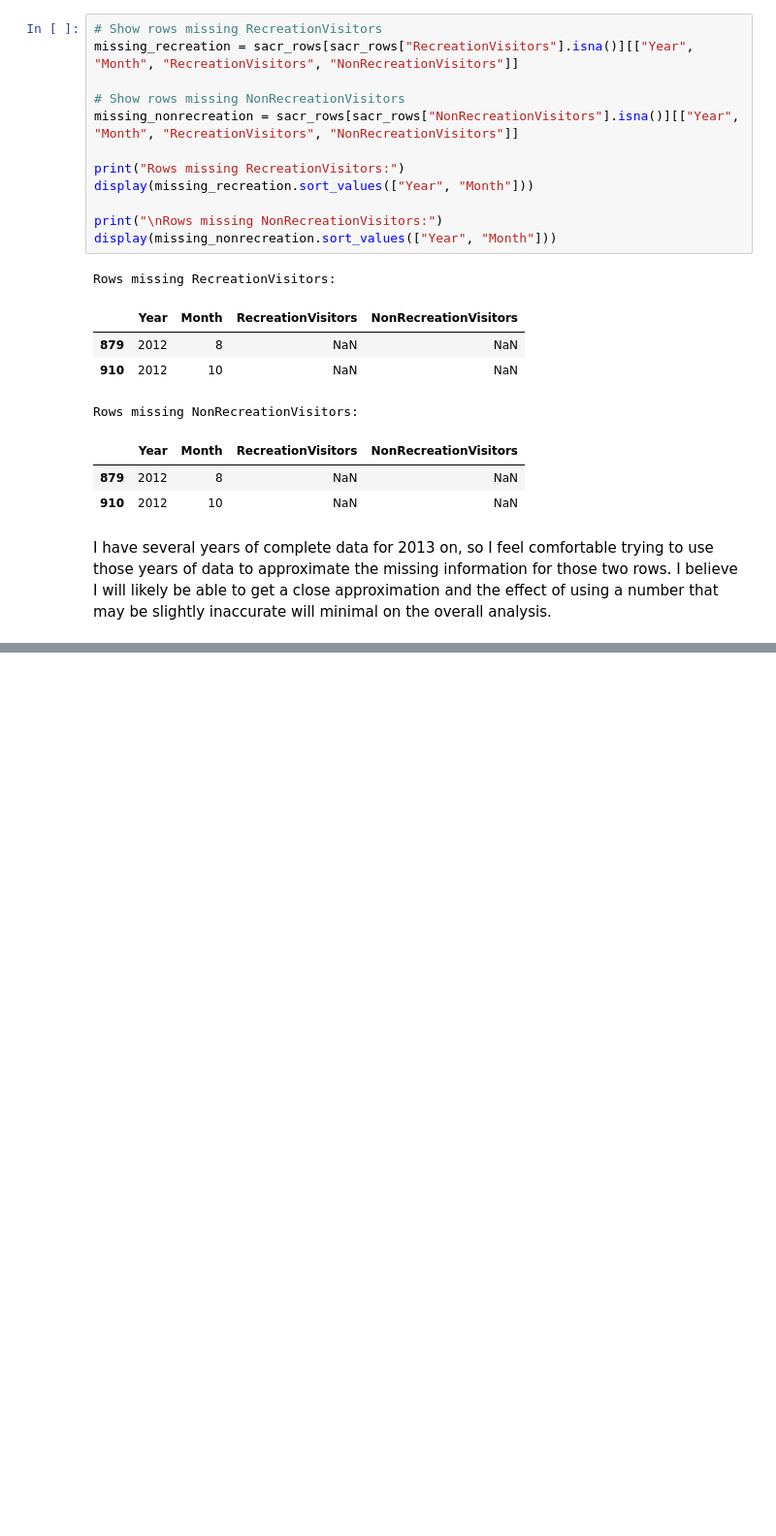
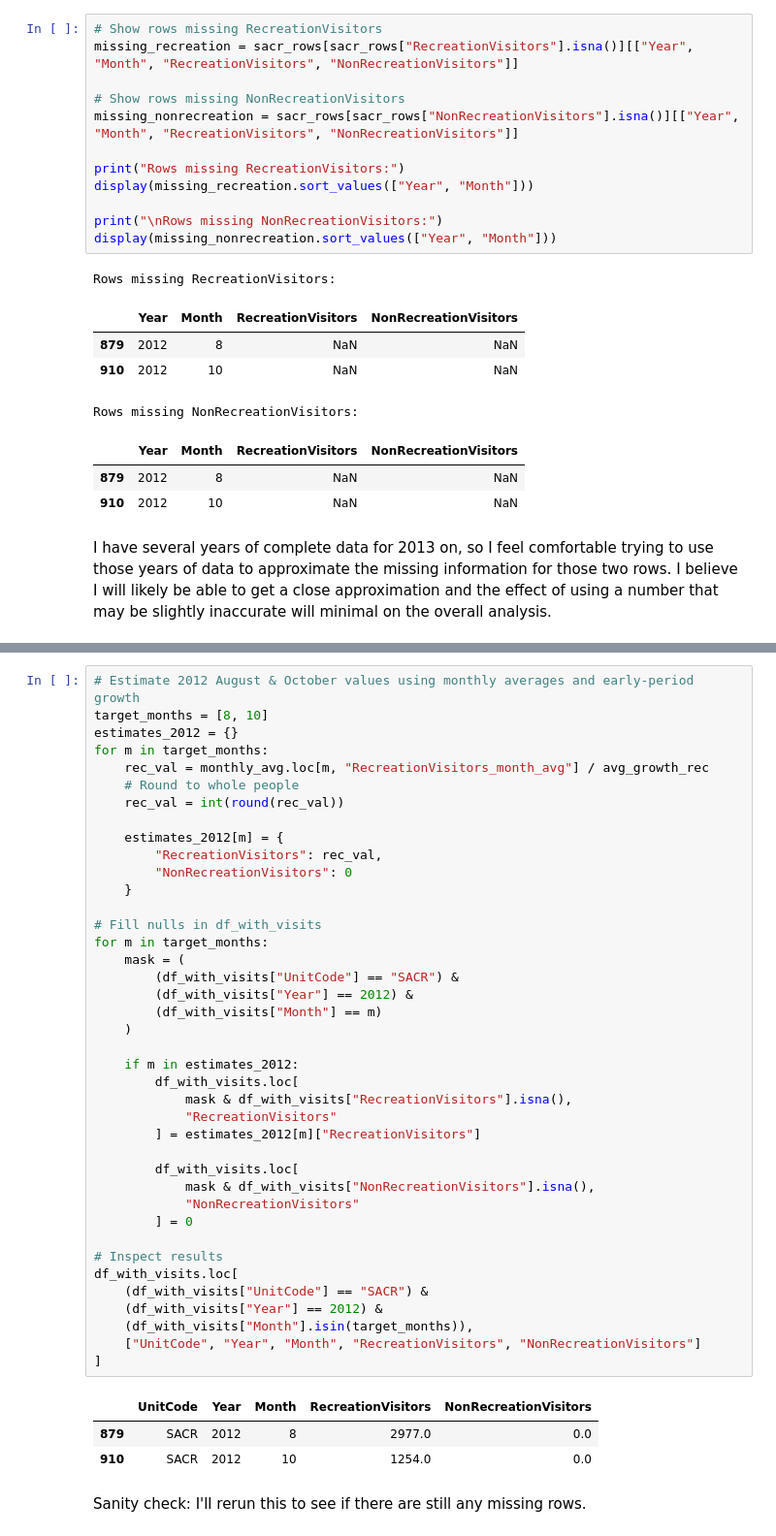
Before and after one commit to jeccalong/NPS_mini_project, a Jupyter notebook: Notebooks/NPS_mini_project.ipynb, the cells around one changed output, grey strips where cells are left out. Shown: that part at 97% size. Drawn from its saved outputs; the diff is of its cells as text; blank space fills up the shorter version.

```diff
--- a/Notebooks/NPS_mini_project.ipynb
+++ b/Notebooks/NPS_mini_project.ipynb
@@ -1549,0 +1634,46 @@ I have several years of complete data for 2013 on, so I feel comfortable trying
+# %%
+# Estimate 2012 August & October values using monthly averages and early-period growth
+target_months = [8, 10]
+estimates_2012 = {}
+for m in target_months:
+    rec_val = monthly_avg.loc[m, "RecreationVisitors_month_avg"] / avg_growth_rec
+    # Round to whole people
+    rec_val = int(round(rec_val))
+
+    estimates_2012[m] = {
+        "RecreationVisitors": rec_val,
+        "NonRecreationVisitors": 0
+    }
+
+# Fill nulls in df_with_visits
+for m in target_months:
+    mask = (
+        (df_with_visits["UnitCode"] == "SACR") &
+        (df_with_visits["Year"] == 2012) &
+        (df_with_visits["Month"] == m)
+    )
+
+    if m in estimates_2012:
+        df_with_visits.loc[
+            mask & df_with_visits["RecreationVisitors"].isna(),
+            "RecreationVisitors"
+        ] = estimates_2012[m]["RecreationVisitors"]
+
+        df_with_visits.loc[
+            mask & df_with_visits["NonRecreationVisitors"].isna(),
+            "NonRecreationVisitors"
+        ] = 0
+
+# Inspect results
+df_with_visits.loc[
+    (df_with_visits["UnitCode"] == "SACR") &
+    (df_with_visits["Year"] == 2012) &
+    (df_with_visits["Month"].isin(target_months)),
+    ["UnitCode", "Year", "Month", "RecreationVisitors", "NonRecreationVisitors"]
+]
+# %% [output]
+|  | UnitCode | Year | Month | RecreationVisitors | NonRecreationVisitors |
+| 879 | SACR | 2012 | 8 | 2977.0 | 0.0 |
+| 910 | SACR | 2012 | 10 | 1254.0 | 0.0 |
+# %% [markdown]
+Sanity check: I'll rerun this to see if there are still any missing rows.
```
Also changed, not shown: parts of 8 cells of this notebook.
